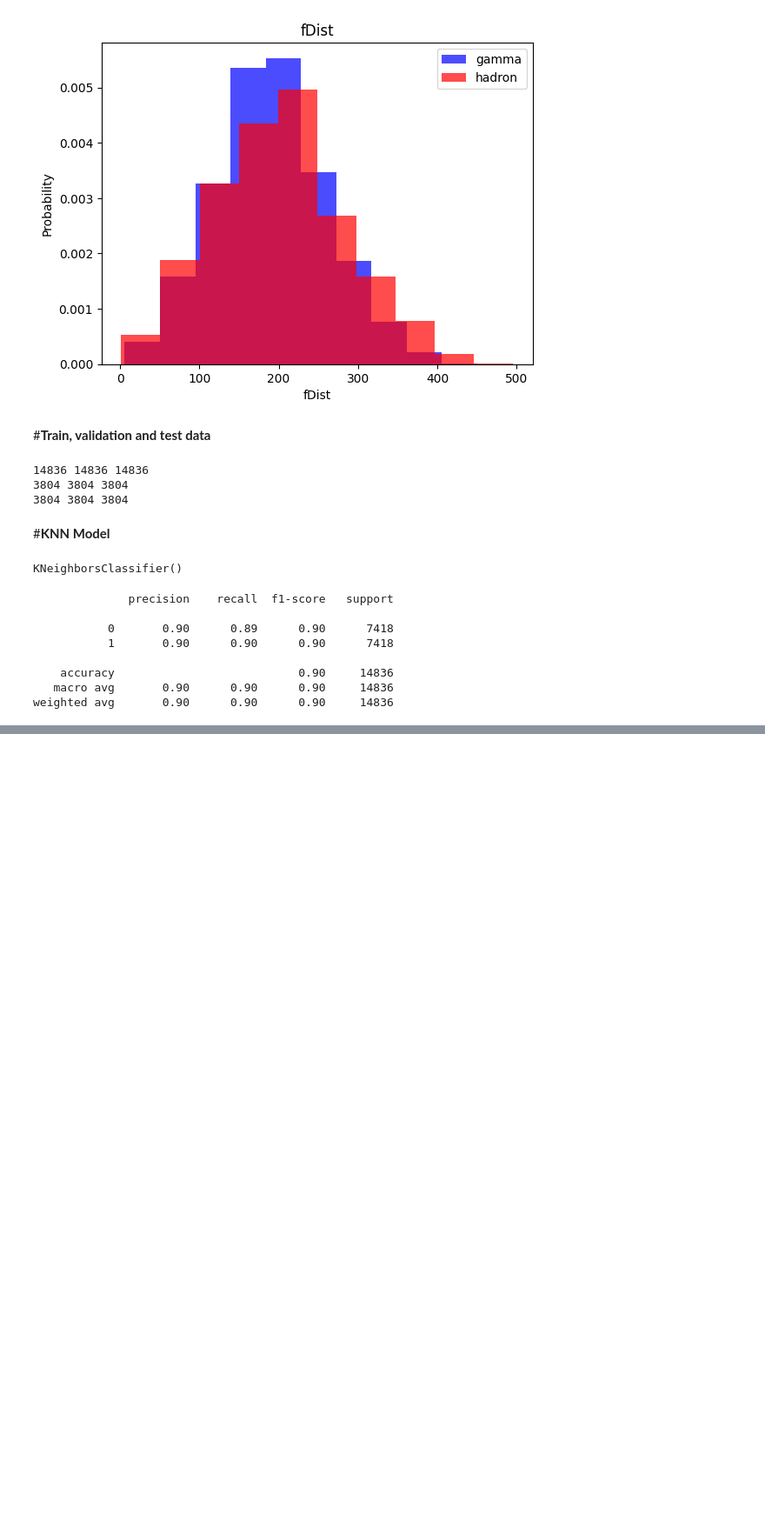
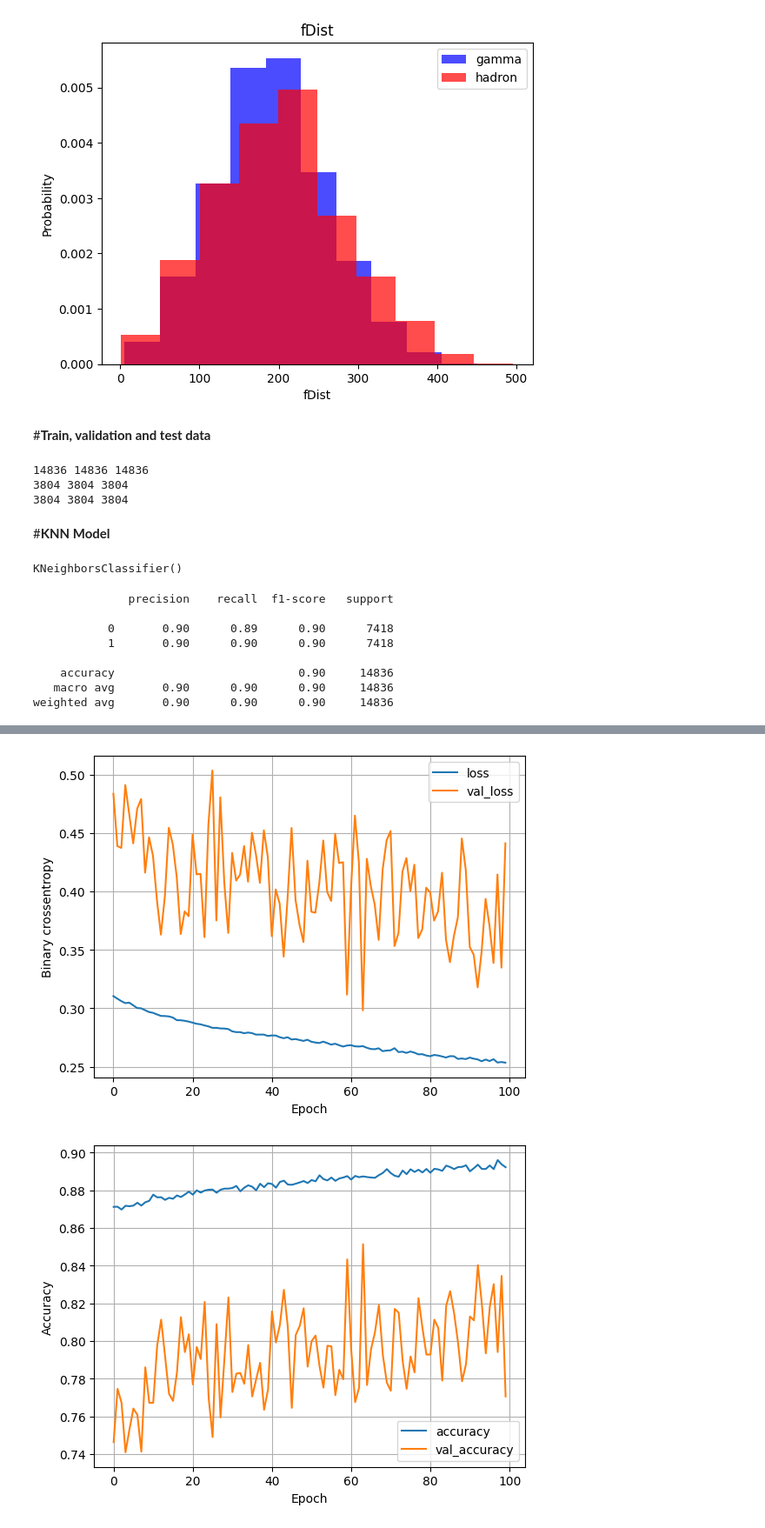
Before and after one commit to Athrudev/jupyter-notebooks, a Jupyter notebook: machine_learning_for_beginners.ipynb, the cells around one changed output, grey strips where cells are left out. Shown: that part at 87% size. Saved outputs shown, nothing was run; the diff lists cells and outputs as text; code cells hidden in the pictures; blank space fills up the shorter version.

```diff
--- a/machine_learning_for_beginners.ipynb
+++ b/machine_learning_for_beginners.ipynb
@@ -114,0 +210,10 @@ weighted avg       0.90      0.90      0.90     14836
+# %%
+nn_model=tf.keras.models.Sequential([
+    tf.keras.layers.Dense(32,activation='relu',input_shape=(10,)),
+    tf.keras.layers.Dense(32,activation='relu'),
+    tf.keras.layers.Dense(1,activation='sigmoid')
+])
+
+nn_model.compile(optimizer='adam',loss='binary_crossentropy',metrics=['accuracy'])
+# %%
+history=nn_model.fit(X_train,Y_train,epochs=100,batch_size=32,validation_split=0.2)
@@ -114,0 +238,7 @@ weighted avg       0.90      0.90      0.90     14836
+# %%
+plot_loss(history)
+plot_accuracy(history)
+#plot_history(history)
+# %% [output]
+[figure, added]
+[figure, added]
```
Also changed, not shown: parts of 16 cells of this notebook.
